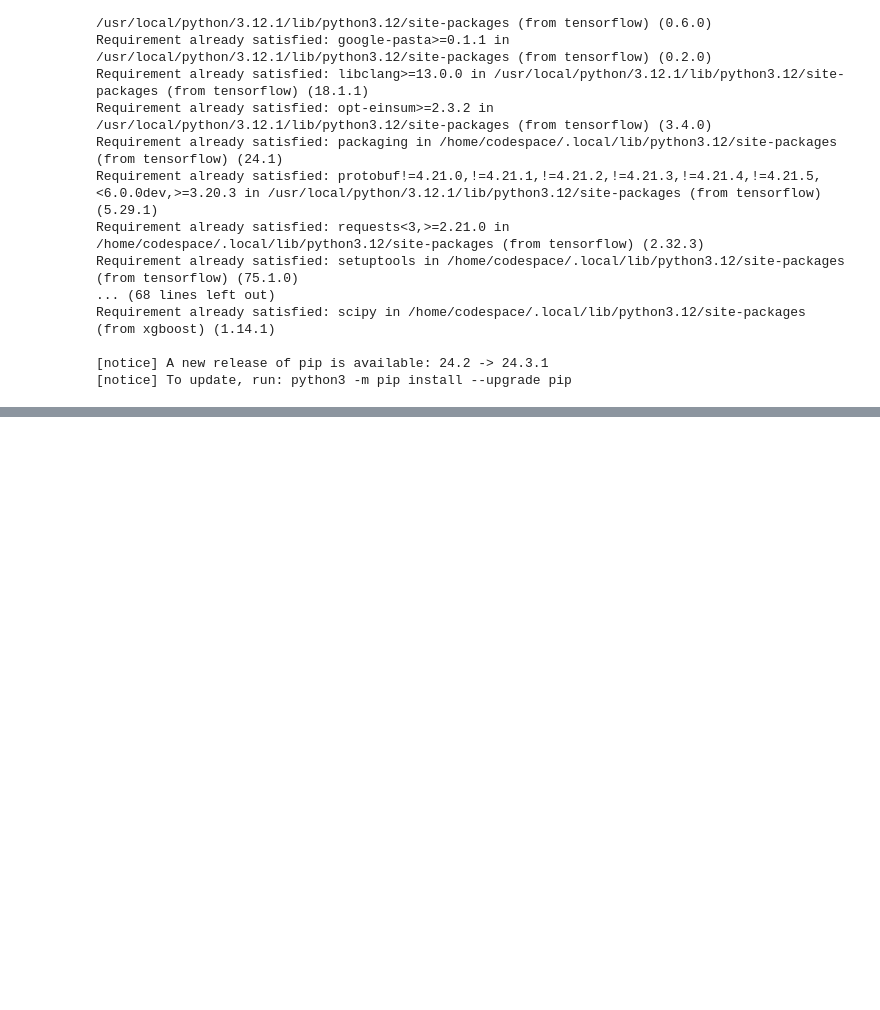
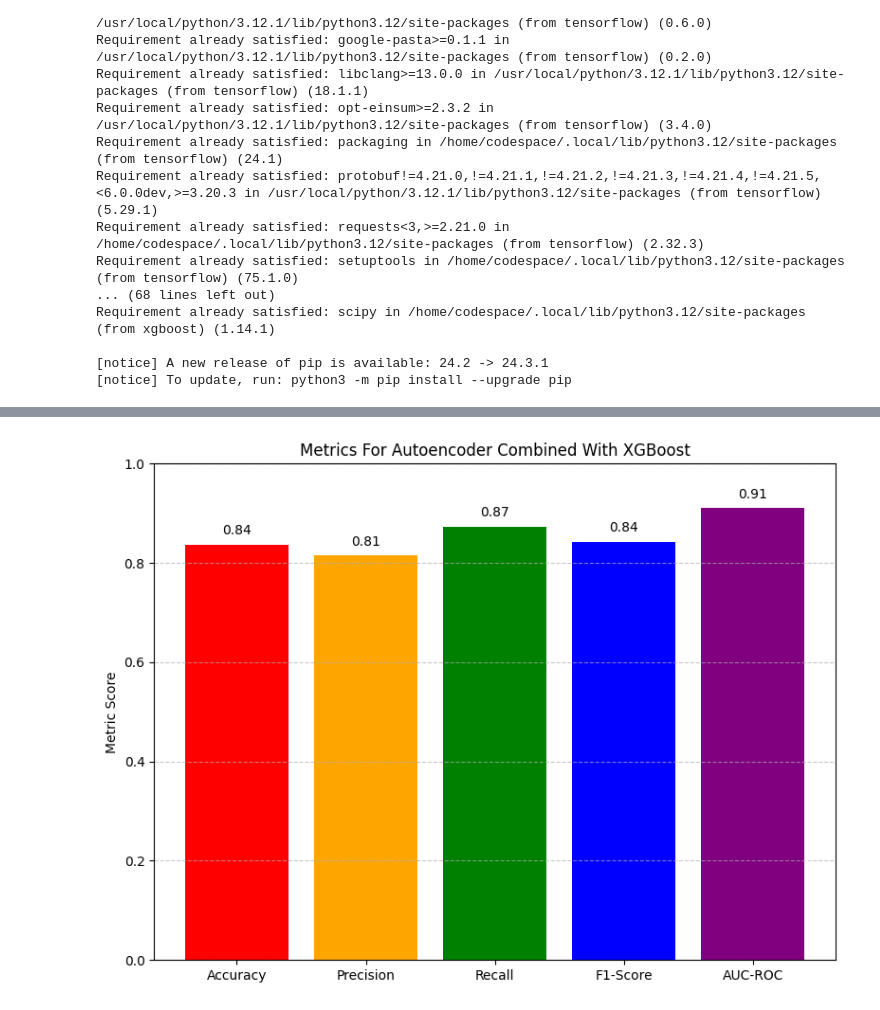
Before and after one commit to radhika2026/Patient-Readmit-Prediction, a Jupyter notebook: Novel_Model.ipynb, the cells around one changed output, grey strips where cells are left out. Drawn from its saved outputs; the diff is of its cells as text; code cells hidden in the pictures; blank space fills up the shorter version.

```diff
--- a/Novel_Model.ipynb
+++ b/Novel_Model.ipynb
@@ -187,0 +209,19 @@ AUC-ROC: 0.93
+# %%
+metrics = ['Accuracy', 'Precision', 'Recall', 'F1-Score', 'AUC-ROC']
+values = [accuracy, precision, recall, f1, roc_auc]
+
+plt.figure(figsize=(8, 6))
+plt.bar(metrics, values, color=['red', 'orange', 'green', 'blue', 'purple'])
+
+plt.ylabel('Metric Score')
+plt.title('Metrics For Autoencoder Combined With XGBoost')
+plt.ylim(0, 1)
+plt.grid(axis='y', linestyle='--', alpha=0.7)
+
+for i, value in enumerate(values):
+    plt.text(i, value + 0.02, f"{value:.2f}", ha='center', fontsize=10)
+
+plt.tight_layout()
+plt.show()
+# %% [output]
+[figure, added]
```
Also changed, not shown: parts of 8 cells of this notebook.
